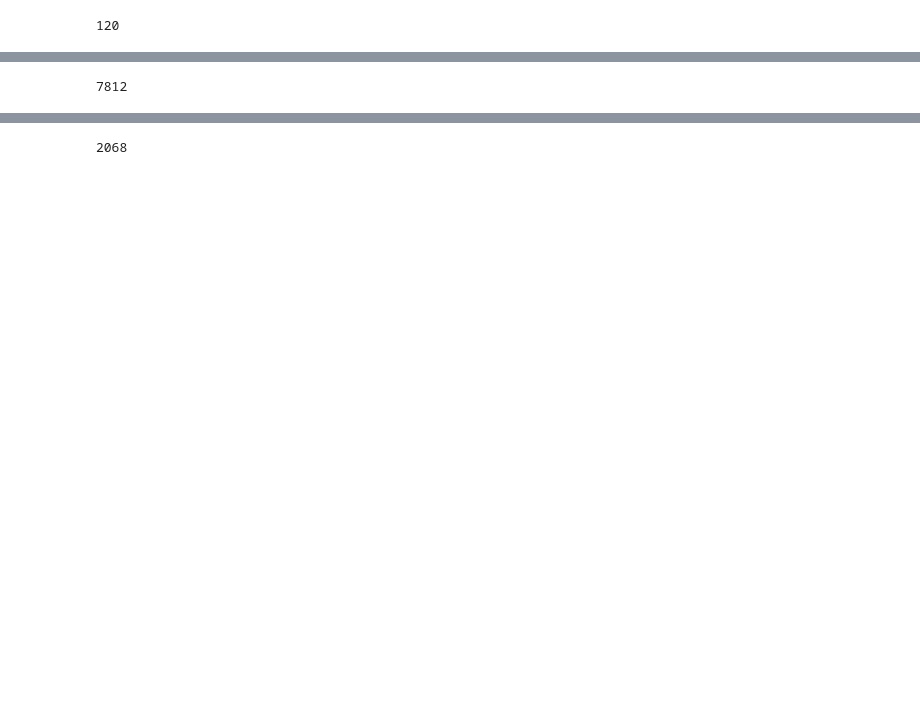
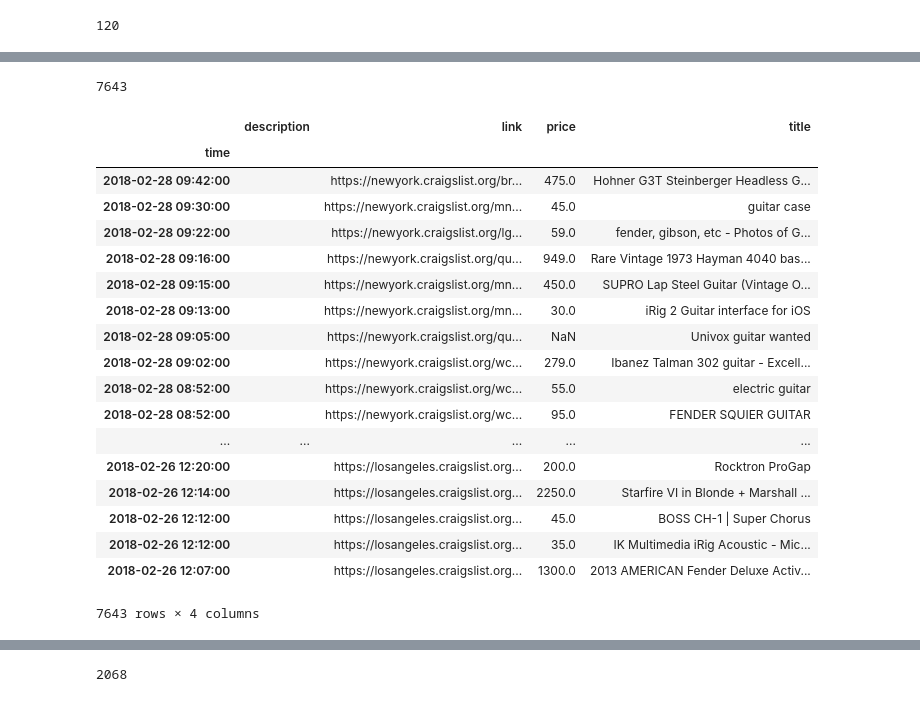
Before and after one commit to shgidi/guitar_price_predictor, a Jupyter notebook: guitar_price_predict.ipynb, the cells around one changed output, grey strips where cells are left out. Drawn from its saved outputs; the diff is of its cells as text; code cells hidden in the pictures; blank space fills up the shorter version.

```diff
--- a/guitar_price_predict.ipynb
+++ b/guitar_price_predict.ipynb
@@ -121,4 +96,5 @@ def find_times(results):
 # craigslist is world wide, but before you search, you have to define a city to search in. We try to search in some populated cities in the us:
 locs=['newyork','sfbay','losangeles']
 # %%
-final_results=pd.read_csv('guitar_scrape.csv')
+r=pd.read_csv('guitar_scrape.csv')
+len(r)
@@ -125,2 +102,0 @@ final_results=pd.read_csv('guitar_scrape.csv')
-# %%
-url = f'https://sfbay.craigslist.org/search/sss?query=guitar&sort=rel'
@@ -156,9 +128,9 @@ for loc in locs: #we'lll loop through our preset locations
         price = find_prices(guitars)
 
         # We'll create a dataframe to store all the data
-        data = np.array([time, price, title, links,''*len(time)])
-        col_names = ['time', 'price', 'title', 'link','description']
-        df = pd.DataFrame(data.T, columns=col_names)
+        #data = np.array([time, price, title, links,''*len(time)])
+        #col_names = ['time', 'price', 'title', 'link','description']
+        df = pd.DataFrame({'time':time, 'price':price, 'title':title, 'link':links,'description':''*len(time)})
         df = df.set_index('time')
 
         # Add the location variable to all entries
@@ -170,7 +157,29 @@ ValueError: Shape of passed values is (1, 5), indices imply (5, 5)
 # %%
 # Finally, concatenate all the results. We should further clean them, and remove results with no price
-final_results = pd.concat(results, axis=0)
+final_results = pd.concat(results[1:], axis=0)
 final_results=final_results.drop_duplicates('link')
 len(final_results)
 # %% [output]
-7812
+7643
+# %%
+final_results
+# %% [output]
+|  | description | link | price | title |
+| time |  |  |  |  |
+| 2018-02-28 09:42:00 |  | https://newyork.craigslist.org/br... | 475.0 | Hohner G3T Steinberger Headless G... |
+| 2018-02-28 09:30:00 |  | https://newyork.craigslist.org/mn... | 45.0 | guitar case |
+| 2018-02-28 09:22:00 |  | https://newyork.craigslist.org/lg... | 59.0 | fender, gibson, etc - Photos of G... |
+| 2018-02-28 09:16:00 |  | https://newyork.craigslist.org/qu... | 949.0 | Rare Vintage 1973 Hayman 4040 bas... |
+| 2018-02-28 09:15:00 |  | https://newyork.craigslist.org/mn... | 450.0 | SUPRO Lap Steel Guitar (Vintage O... |
+| 2018-02-28 09:13:00 |  | https://newyork.craigslist.org/mn... | 30.0 | iRig 2 Guitar interface for iOS |
+| 2018-02-28 09:05:00 |  | https://newyork.craigslist.org/qu... | NaN | Univox guitar wanted |
+| 2018-02-28 09:02:00 |  | https://newyork.craigslist.org/wc... | 279.0 | Ibanez Talman 302 guitar - Excell... |
+| 2018-02-28 08:52:00 |  | https://newyork.craigslist.org/wc... | 55.0 | electric guitar |
+| 2018-02-28 08:52:00 |  | https://newyork.craigslist.org/wc... | 95.0 | FENDER SQUIER GUITAR |
+| ... | ... | ... | ... | ... |
+| 2018-02-26 12:20:00 |  | https://losangeles.craigslist.org... | 200.0 | Rocktron ProGap |
+| 2018-02-26 12:14:00 |  | https://losangeles.craigslist.org... | 2250.0 | Starfire VI in Blonde + Marshall ... |
+| 2018-02-26 12:12:00 |  | https://losangeles.craigslist.org... | 45.0 | BOSS CH-1 | Super Chorus |
+| 2018-02-26 12:12:00 |  | https://losangeles.craigslist.org... | 35.0 | IK Multimedia iRig Acoustic - Mic... |
+| 2018-02-26 12:07:00 |  | https://losangeles.craigslist.org... | 1300.0 | 2013 AMERICAN Fender Deluxe Activ... |
+7643 rows × 4 columns
```
Also changed, not shown: parts of 21 cells of this notebook, 1 other file.
